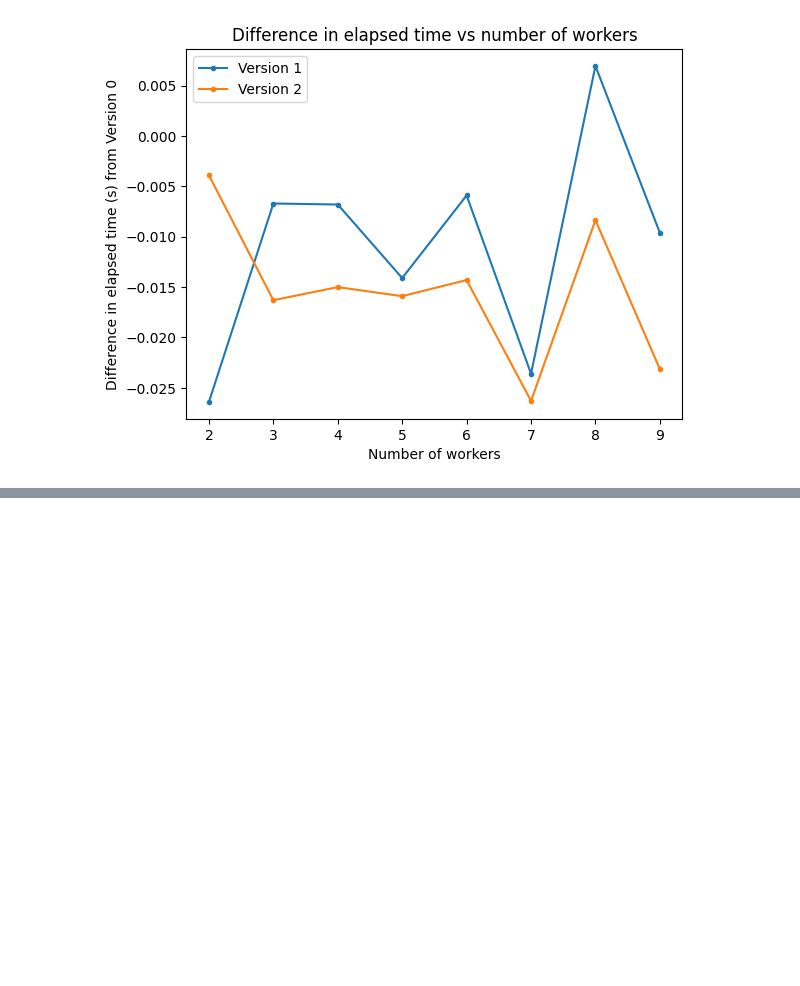
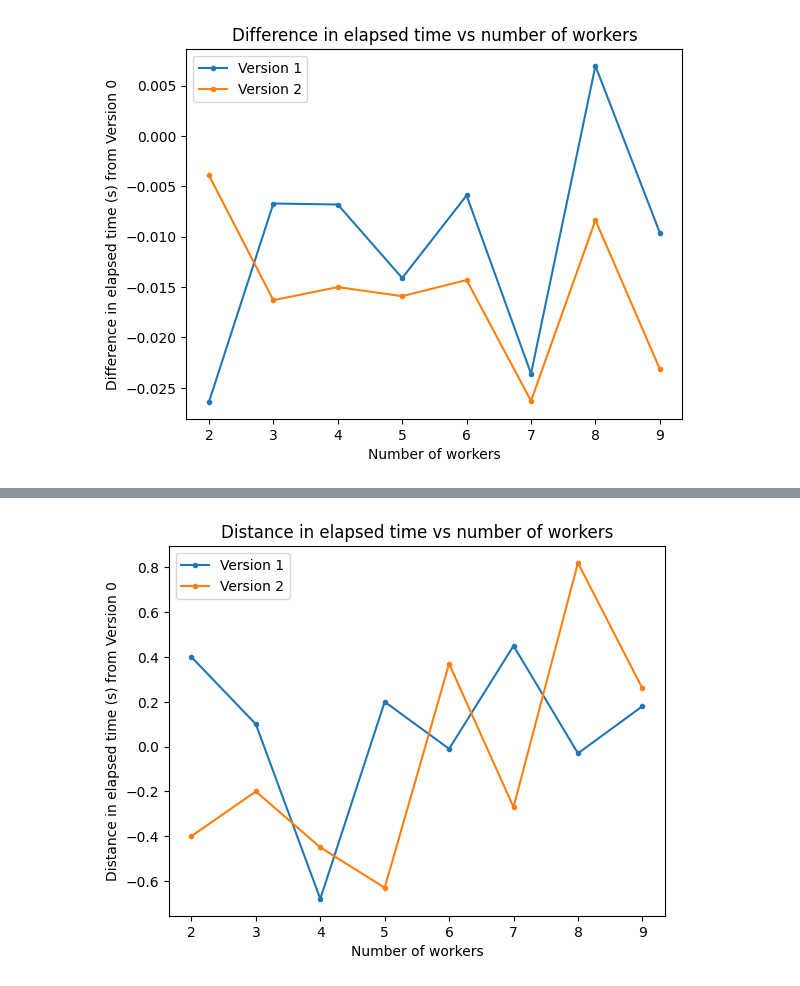
Before and after one commit to Fragaini01/HPPC_week3, a Jupyter notebook: week3/reader1.ipynb, the cells around one changed output, grey strips where cells are left out. Drawn from its saved outputs; the diff is of its cells as text; code cells hidden in the pictures; blank space fills up the shorter version.

```diff
--- a/week3/reader1.ipynb
+++ b/week3/reader1.ipynb
@@ -106,0 +107,15 @@ plt.show()
+# %%
+df_hep['distance_from_v0'] = df_hep.apply(lambda row: row['elapsed_time'] - df_hep[(df_hep['version'] == 0) & (df_hep['workers'] == row['workers'])]['elapsed_time'].values[0], axis=1)
+
+for version in df_hep['version'].unique():
+    if version != 0:
+        df_hep_version = df_hep[df_hep['version'] == version]
+        plt.plot(df_hep_version['workers'], df_hep_version['distance_from_v0'], marker='o', markersize=3, label=f'Version {version}')
+
+plt.xlabel('Number of workers')
+plt.ylabel('Distance in elapsed time (s) from Version 0')
+plt.title('Distance in elapsed time vs number of workers')
+plt.legend()
+plt.show()
+# %% [output]
+[figure, added]
```
Also changed, not shown: parts of 1 cell of this notebook, 10 other files.
